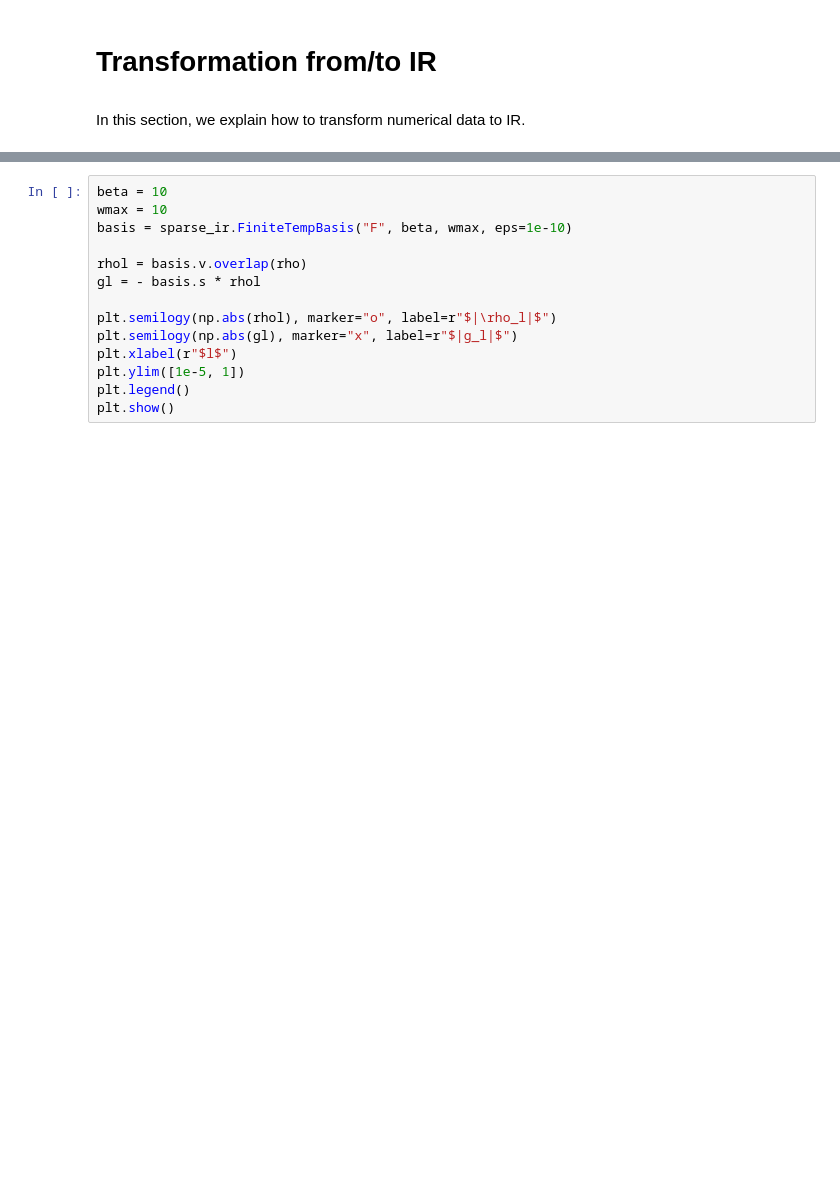
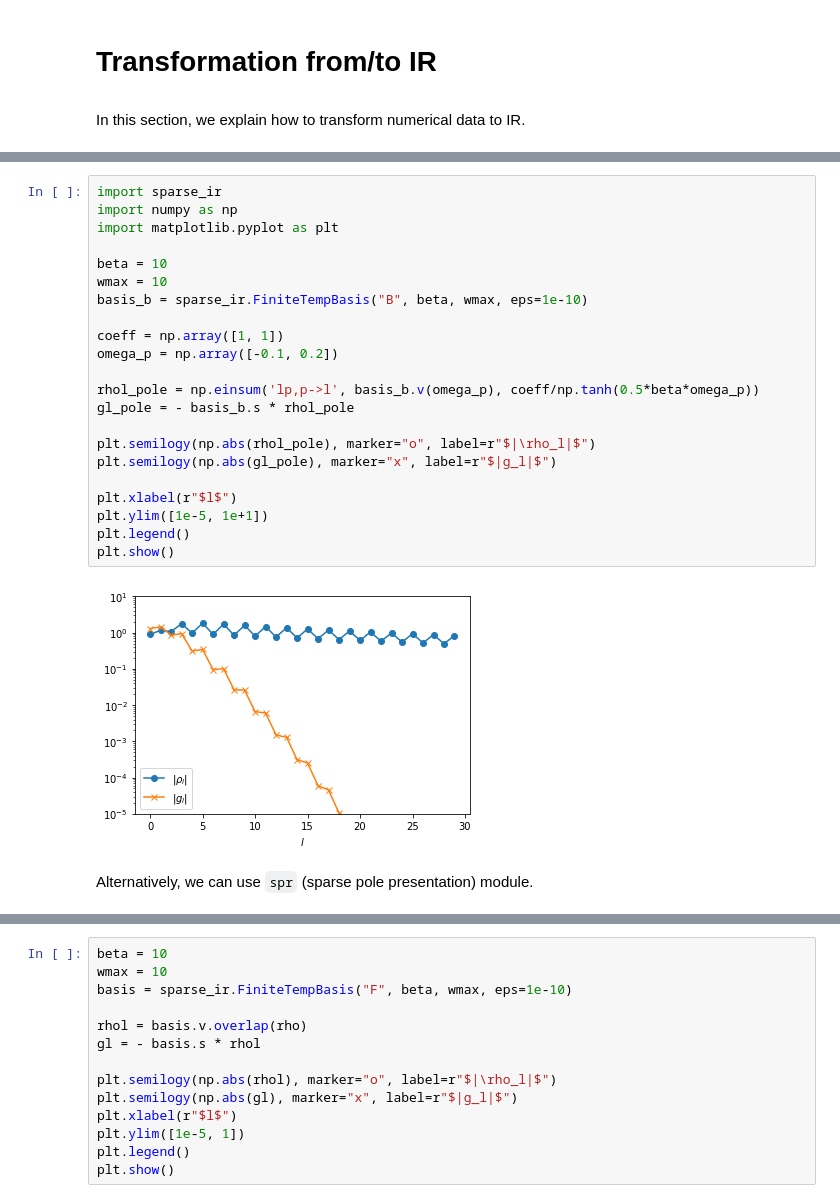
Before and after one commit to SpM-lab/sparse-ir-tutorial, a Jupyter notebook: _sources/docs/transformation.ipynb, the cells around one changed output, grey strips where cells are left out. Drawn from its saved outputs; the diff is of its cells as text; blank space fills up the shorter version.

```diff
--- a/_sources/docs/transformation.ipynb
+++ b/_sources/docs/transformation.ipynb
@@ -12,0 +49,26 @@ In this section, we explain how to transform numerical data to IR.
+# %%
+import sparse_ir
+import numpy as np
+import matplotlib.pyplot as plt
+
+beta = 10
+wmax = 10
+basis_b = sparse_ir.FiniteTempBasis("B", beta, wmax, eps=1e-10)
+
+coeff = np.array([1, 1])
+omega_p = np.array([-0.1, 0.2])
+
+rhol_pole = np.einsum('lp,p->l', basis_b.v(omega_p), coeff/np.tanh(0.5*beta*omega_p))
+gl_pole = - basis_b.s * rhol_pole
+
+plt.semilogy(np.abs(rhol_pole), marker="o", label=r"$|\rho_l|$")
+plt.semilogy(np.abs(gl_pole), marker="x", label=r"$|g_l|$")
+
+plt.xlabel(r"$l$")
+plt.ylim([1e-5, 1e+1])
+plt.legend()
+plt.show()
+# %% [output]
+[figure, added]
+# %% [markdown]
+Alternatively, we can use ``spr`` (sparse pole presentation) module.
```
Also changed, not shown: parts of 6 cells of this notebook, 14 other files.
